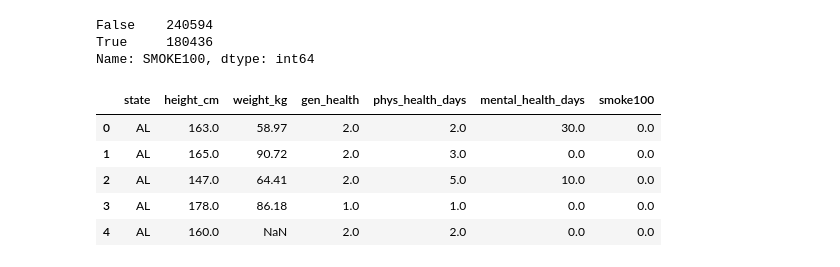
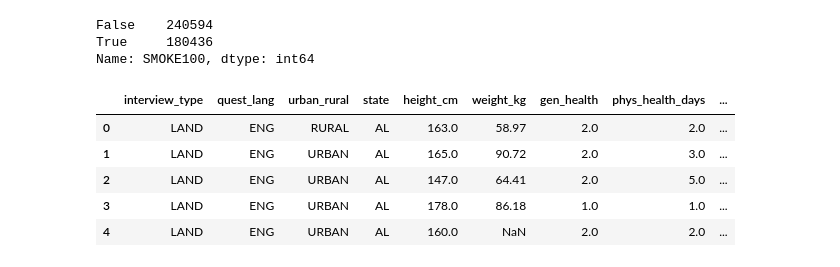
Before and after one commit to odsti/datasets, a Jupyter notebook: brfss/clean_brfss.ipynb, the cells around one changed output. Drawn from its saved outputs; the diff is of its cells as text; code cells hidden in the pictures.

```diff
--- a/brfss/clean_brfss.ipynb
+++ b/brfss/clean_brfss.ipynb
@@ -125,0 +188,3 @@ Name: post_code, dtype: int64
+# %%
+qstlang = df['QSTLANG']
+qstlang.value_counts()
@@ -125,0 +196,10 @@ Name: post_code, dtype: int64
+# %%
+def recode_ql(v):
+    if v == 1:
+        return 'ENG'
+    if v == 2:
+        return 'SPA'
+    return np.nan
+
+qstlang_labels = qstlang.apply(recode_ql)
+qstlang_labels.value_counts()
@@ -125,0 +215,3 @@ Name: post_code, dtype: int64
+# %%
+urbstat = df['_URBSTAT']
+urbstat.value_counts()
@@ -125,0 +222,10 @@ Name: post_code, dtype: int64
+# %%
+def recode_1_2(v):
+    if v == 1:
+        return 'URBAN'
+    if v == 2:
+        return 'RURAL'
+    return v
+
+urbstat_labels = urbstat.apply(recode_1_2)
+urbstat_labels.value_counts()
@@ -368,22 +478,25 @@ True     180436
 Name: SMOKE100, dtype: int64
 # %%
 clean_df = pd.DataFrame()
-cols = [state_pcs, height_cm, weight_kg, sex_clean,
+cols = [qst_type, qstlang_labels, urbstat_labels,
+        state_pcs, height_cm, weight_kg, sex_clean,
          genhlth_clean, physhlth_clean,
          menhlth_clean, smoke100_clean]
-names = ['state', 'height_cm', 'weight_kg',
+names = ['interview_type', 'quest_lang', 'urban_rural',
+         'state', 'height_cm', 'weight_kg',
          'gen_health', 'phys_health_days', 'mental_health_days',
           'smoke100']
 for col, name in zip(cols, names):
     clean_df[name] = col
+
 clean_df.head()
 # %% [output]
-|  | state | height_cm | weight_kg | gen_health | phys_health_days | mental_health_days | smoke100 |
-| 0 | AL | 163.0 | 58.97 | 2.0 | 2.0 | 30.0 | 0.0 |
-| 1 | AL | 165.0 | 90.72 | 2.0 | 3.0 | 0.0 | 0.0 |
-| 2 | AL | 147.0 | 64.41 | 2.0 | 5.0 | 10.0 | 0.0 |
-| 3 | AL | 178.0 | 86.18 | 1.0 | 1.0 | 0.0 | 0.0 |
-| 4 | AL | 160.0 | NaN | 2.0 | 2.0 | 0.0 | 0.0 |
+|  | interview_type | quest_lang | urban_rural | state | height_cm | weight_kg | gen_health | phys_health_days | ... |
+| 0 | LAND | ENG | RURAL | AL | 163.0 | 58.97 | 2.0 | 2.0 | ... |
+| 1 | LAND | ENG | URBAN | AL | 165.0 | 90.72 | 2.0 | 3.0 | ... |
+| 2 | LAND | ENG | URBAN | AL | 147.0 | 64.41 | 2.0 | 5.0 | ... |
+| 3 | LAND | ENG | URBAN | AL | 178.0 | 86.18 | 1.0 | 1.0 | ... |
+| 4 | LAND | ENG | URBAN | AL | 160.0 | NaN | 2.0 | 2.0 | ... |
 # %%
 out_fname = op.join('processed', 'brfss_vars.csv')
 clean_df.to_csv(out_fname, index=False)
```
Also changed, not shown: parts of 13 cells of this notebook, 2 other files.
